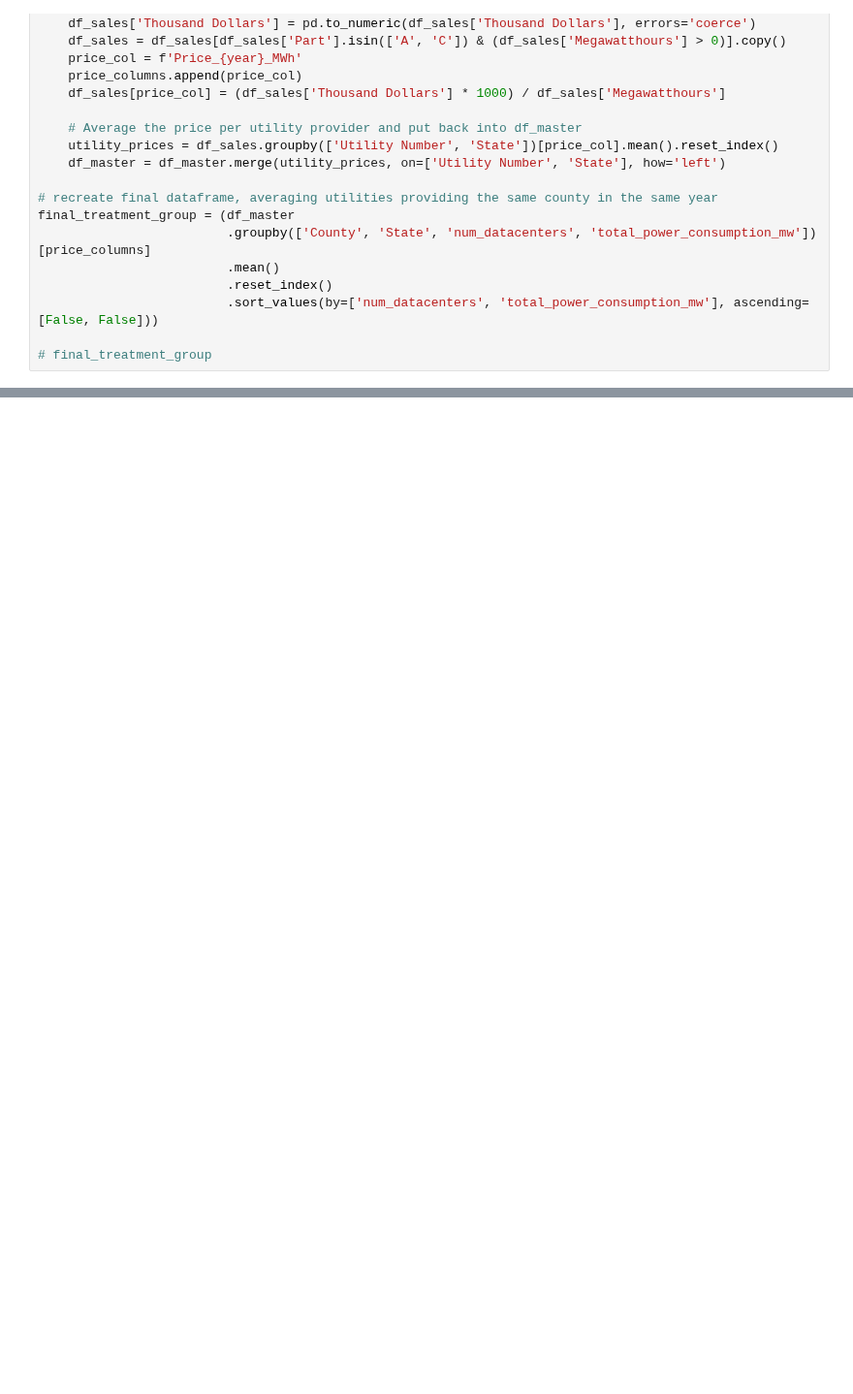
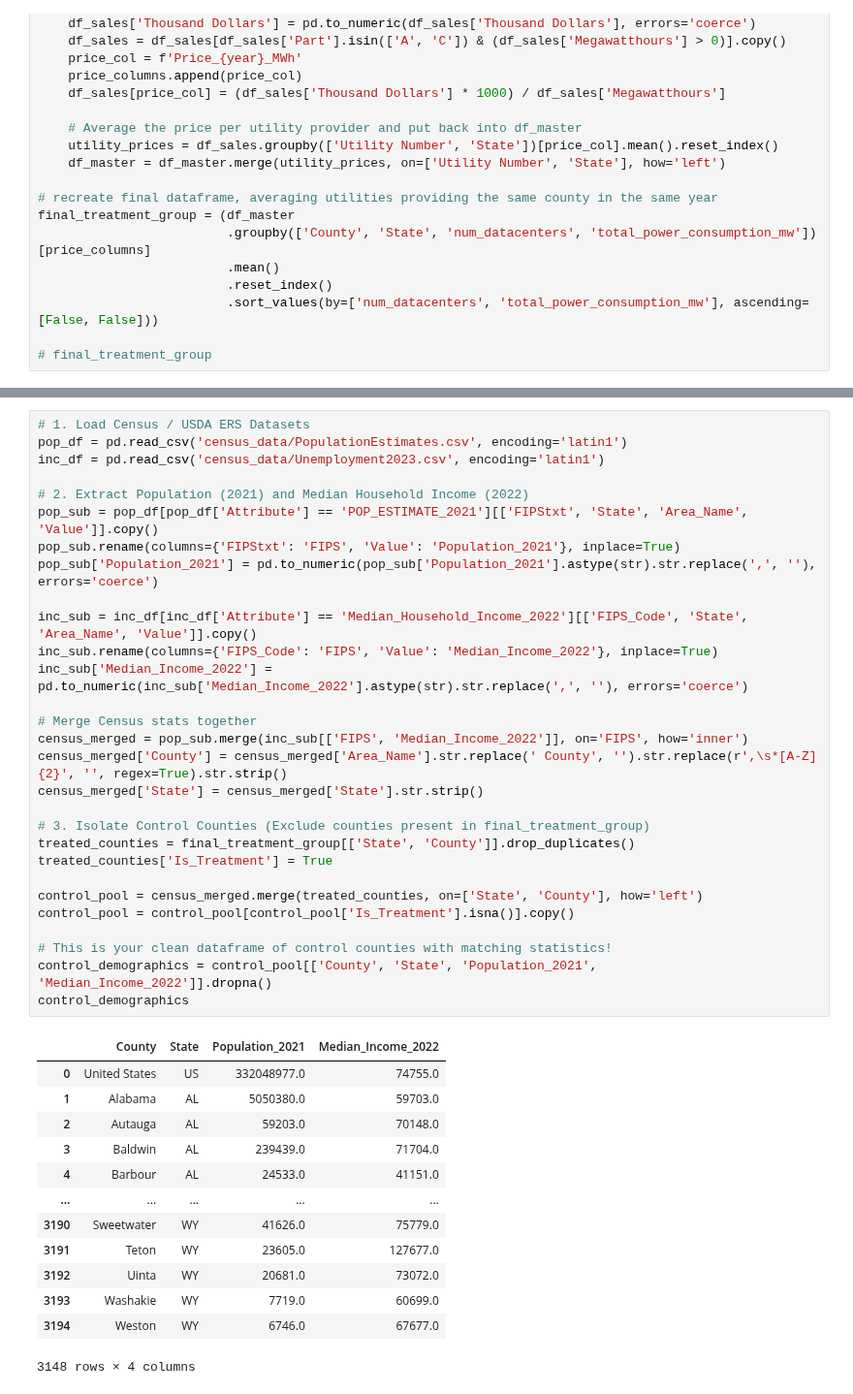
Before and after one commit to AadiVasa1/Data-Visualization-AI-Datacenters, a Jupyter notebook: AI_Datacenters.ipynb, the cells around one changed output, grey strips where cells are left out. Shown at 97% size. Cells and saved outputs as stored; diff of their text form; blank space fills up the shorter version.

```diff
--- a/AI_Datacenters.ipynb
+++ b/AI_Datacenters.ipynb
@@ -149,0 +194,43 @@ plt.show()
+# %%
+# 1. Load Census / USDA ERS Datasets
+pop_df = pd.read_csv('census_data/PopulationEstimates.csv', encoding='latin1')
+inc_df = pd.read_csv('census_data/Unemployment2023.csv', encoding='latin1')
+
+# 2. Extract Population (2021) and Median Household Income (2022)
+pop_sub = pop_df[pop_df['Attribute'] == 'POP_ESTIMATE_2021'][['FIPStxt', 'State', 'Area_Name', 'Value']].copy()
+pop_sub.rename(columns={'FIPStxt': 'FIPS', 'Value': 'Population_2021'}, inplace=True)
+pop_sub['Population_2021'] = pd.to_numeric(pop_sub['Population_2021'].astype(str).str.replace(',', ''), errors='coerce')
+
+inc_sub = inc_df[inc_df['Attribute'] == 'Median_Household_Income_2022'][['FIPS_Code', 'State', 'Area_Name', 'Value']].copy()
+inc_sub.rename(columns={'FIPS_Code': 'FIPS', 'Value': 'Median_Income_2022'}, inplace=True)
+inc_sub['Median_Income_2022'] = pd.to_numeric(inc_sub['Median_Income_2022'].astype(str).str.replace(',', ''), errors='coerce')
+
+# Merge Census stats together
+census_merged = pop_sub.merge(inc_sub[['FIPS', 'Median_Income_2022']], on='FIPS', how='inner')
+census_merged['County'] = census_merged['Area_Name'].str.replace(' County', '').str.replace(r',\s*[A-Z]{2}', '', regex=True).str.strip()
+census_merged['State'] = census_merged['State'].str.strip()
+
+# 3. Isolate Control Counties (Exclude counties present in final_treatment_group)
+treated_counties = final_treatment_group[['State', 'County']].drop_duplicates()
+treated_counties['Is_Treatment'] = True
+
+control_pool = census_merged.merge(treated_counties, on=['State', 'County'], how='left')
+control_pool = control_pool[control_pool['Is_Treatment'].isna()].copy()
+
+# This is your clean dataframe of control counties with matching statistics!
+control_demographics = control_pool[['County', 'State', 'Population_2021', 'Median_Income_2022']].dropna()
+control_demographics
+# %% [output]
+|  | County | State | Population_2021 | Median_Income_2022 |
+| 0 | United States | US | 332048977.0 | 74755.0 |
+| 1 | Alabama | AL | 5050380.0 | 59703.0 |
+| 2 | Autauga | AL | 59203.0 | 70148.0 |
+| 3 | Baldwin | AL | 239439.0 | 71704.0 |
+| 4 | Barbour | AL | 24533.0 | 41151.0 |
+| ... | ... | ... | ... | ... |
+| 3190 | Sweetwater | WY | 41626.0 | 75779.0 |
+| 3191 | Teton | WY | 23605.0 | 127677.0 |
+| 3192 | Uinta | WY | 20681.0 | 73072.0 |
+| 3193 | Washakie | WY | 7719.0 | 60699.0 |
+| 3194 | Weston | WY | 6746.0 | 67677.0 |
+3148 rows × 4 columns
```
Also changed, not shown: parts of 6 cells of this notebook.
